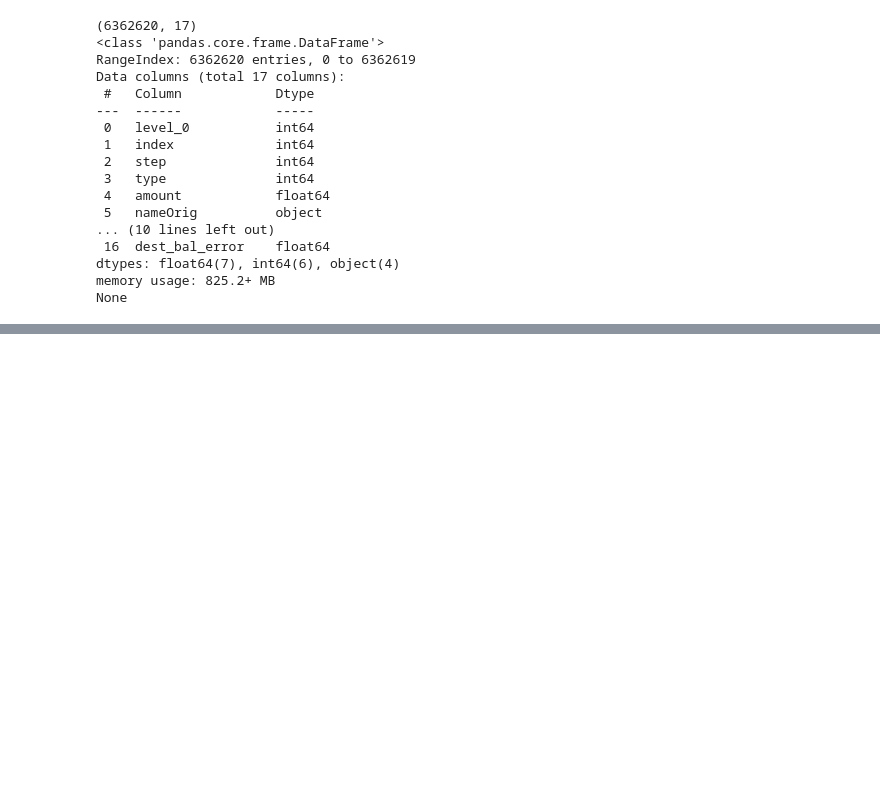
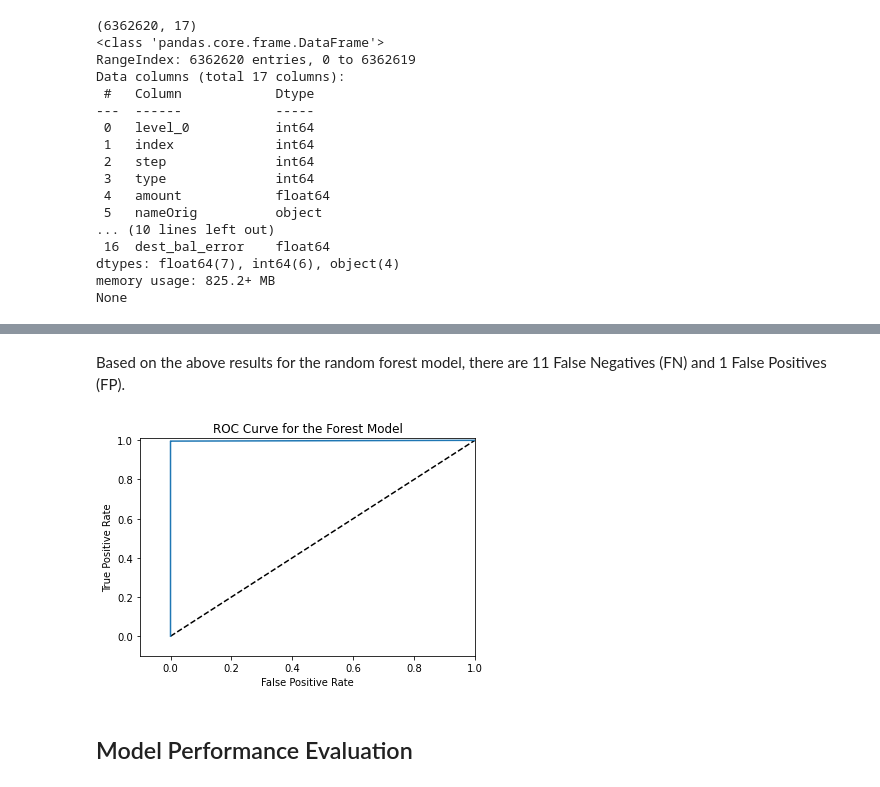
Before and after one commit to jayguptacal/BankingAndInvestments, a Jupyter notebook: FinancialFraudDetection/Financial_Frauds_Machine_Learning.ipynb, the cells around one changed output, grey strips where cells are left out. Saved outputs shown, nothing was run; the diff lists cells and outputs as text; code cells hidden in the pictures; blank space fills up the shorter version.

```diff
--- a/FinancialFraudDetection/Financial_Frauds_Machine_Learning.ipynb
+++ b/FinancialFraudDetection/Financial_Frauds_Machine_Learning.ipynb
@@ -65,0 +225,6 @@ None
+# %%
+# Building the Random Forest model
+rf = RandomForestClassifier()
+rf.fit(X_train, y_train)
+print("Model Results of Random Forest with Test Data")
+model_result(rf, X_test, y_test)
@@ -65,0 +249,19 @@ None
+# %% [markdown]
+Based on the above results for the random forest model, there are 11 False Negatives (FN) and 1 False Positives (FP).
+# %%
+# Plotting the roc curve for the Random Forest model
+y_pred_prob = rf.predict_proba(X_test)[:,1]
+fpr, tpr, thresholds = roc_curve(y_test, y_pred_prob)
+# plotting the roc curve
+plt.plot([0,1], [0,1], 'k--')
+plt.plot(fpr, tpr)
+plt.xlabel("False Positive Rate")
+plt.ylabel("True Positive Rate")
+plt.xlim([-0.1,1.0])
+plt.ylim([-0.1,1.01])
+plt.title("ROC Curve for the Forest Model")
+plt.show()
+# %% [output]
+[figure, added]
+# %% [markdown]
+## Model Performance Evaluation <a id='5.8_Model_Evaluation'></a>
```
Also changed, not shown: parts of 28 cells of this notebook.
